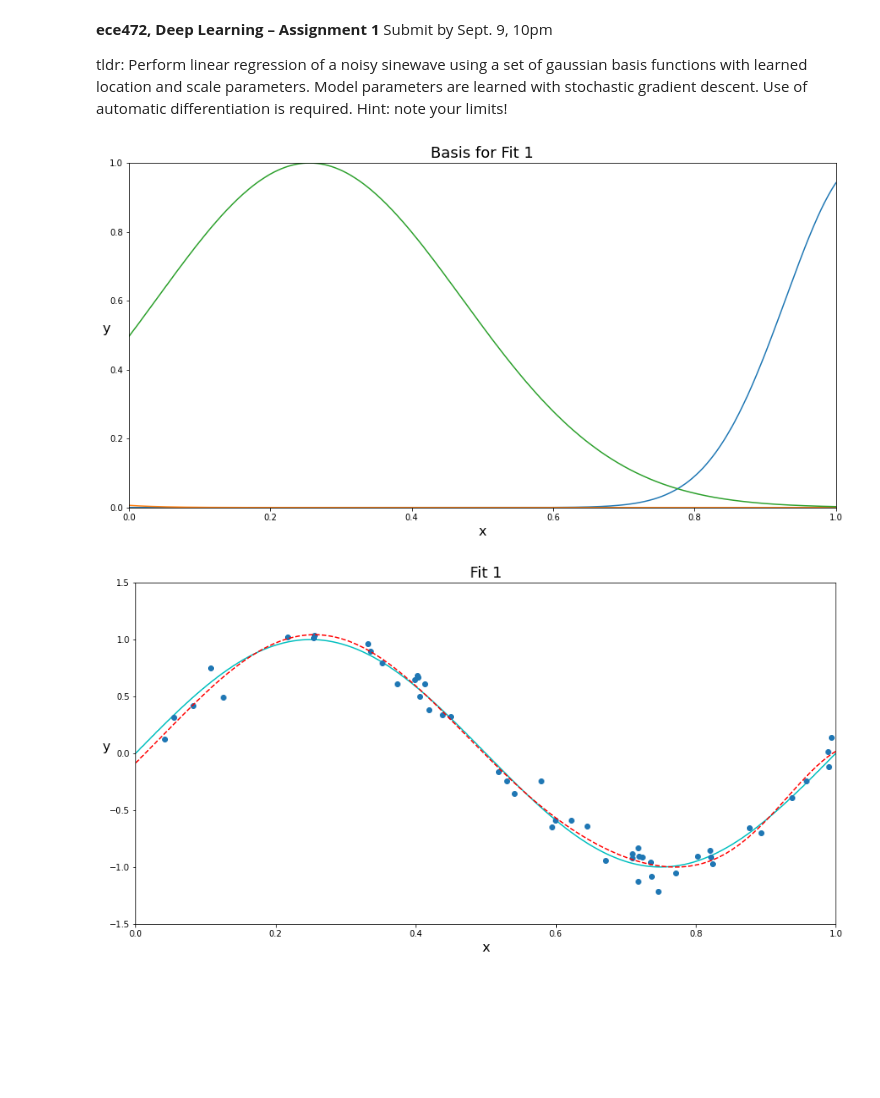
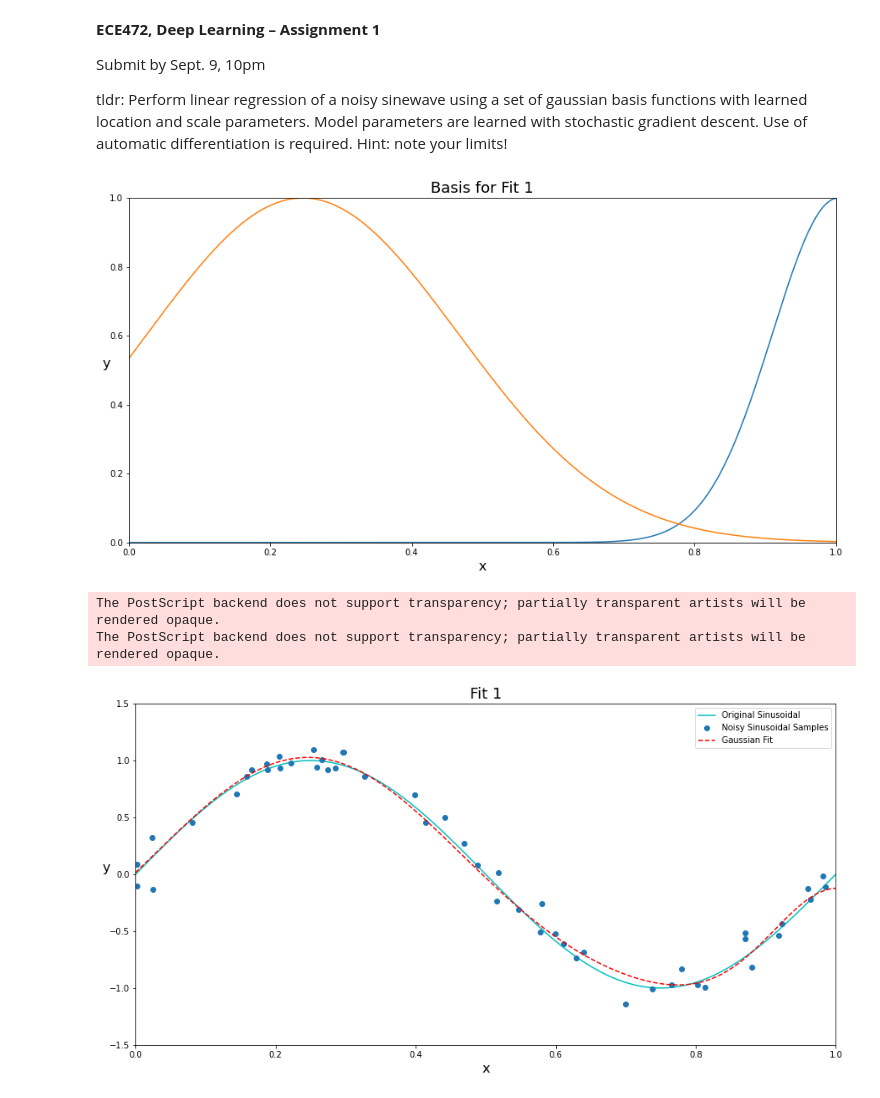
Before and after one commit to yuvalofek/Deep-Learning, a Jupyter notebook: DeepLearningAssignment1.ipynb, the cells around one changed output. Saved outputs shown, nothing was run; the diff lists cells and outputs as text; code cells hidden in the pictures; blank space fills up the shorter version.

```diff
--- a/DeepLearningAssignment1.ipynb
+++ b/DeepLearningAssignment1.ipynb
@@ -1,13 +1,16 @@
 # %% [markdown]
 <a href="https://colab.research.google.com/github/yuvalofek/Deep_Learning/blob/master/DeepLearningAssignment1.ipynb" target="_parent"><img src="https://colab.research.google.com/assets/colab-badge.svg" alt="Open In Colab"/></a>
 # %% [markdown]
-**ece472, Deep Learning – Assignment 1**
+**ECE472, Deep Learning – Assignment 1**
+
 Submit by Sept. 9, 10pm
 
-tldr: Perform linear regression of a noisy sinewave using a set of gaussian basis
-functions with learned location and scale parameters. Model parameters are
-learned with stochastic gradient descent. Use of automatic differentiation is
-required. Hint: note your limits!
+tldr: Perform linear regression of a noisy sinewave
+using a set of gaussian basis functions with learned
+location and scale parameters. Model parameters are
+learned with stochastic gradient descent. Use of
+automatic differentiation is required. Hint: note
+your limits!
 # %%
 import numpy as np
 import tensorflow as tf
@@ -109,37 +128,41 @@ y_hat = np.sum(W*np.exp(-(x_exp.reshape(-1,1) - mu)**2/
 #plotting Basis
 plt.figure
 plt.figure(figsize=(15,7.5))
 
 for i in range(M):
-  plt.plot(x_exp, np.exp(-(x_exp - params['mu'].numpy()[0][i])**2/
-                           (params['sig'].numpy()[0][i])**2))
+  plt.plot(x_exp, np.exp(-(x_exp - mu.reshape(-1,1)[i])**2/
+                           (sig.reshape(-1,1)[i])**2))
 plt.xlabel('x', fontsize=16)
 h = plt.ylabel('y', fontsize=16)
 h.set_rotation(0)
 plt.title('Basis for Fit 1', fontsize=18)
 
 plt.xlim(0,1)
 plt.ylim(0,1)
 plt.savefig('Basis_of_Fit.eps', format='eps')
 plt.show()
 
 #plotting Fit
 plt.figure
 plt.figure(figsize=(15,7.5))
 
-plt.plot(x_rl,y_rl,'c') #sine
-plt.plot(x,y,'o') #sampled noisy sine
+plt.plot(data.x_rl,data.y_rl,'c') #sine
+plt.plot(data.x,data.y,'o') #sampled noisy sine
 plt.plot(x_exp, y_hat, 'r--')
-
+plt.legend(['Original Sinusoidal',
+            'Noisy Sinusoidal Samples',
+            'Gaussian Fit'])
 plt.xlabel('x', fontsize=16)
 h = plt.ylabel('y', fontsize=16)
 h.set_rotation(0)
 plt.title('Fit 1', fontsize=18)
 
 plt.xlim(0,1)
 plt.ylim(-1.5,1.5)
 plt.savefig('Fit.eps', format='eps')
 plt.show()
 # %% [output]
-[figure, old version]
+[figure, new version]
+The PostScript backend does not support transparency; partially transparent artists will be rendered opaque.
+The PostScript backend does not support transparency; partially transparent artists will be rendered opaque.
-[figure, old version]
+[figure, new version]
```
Also changed, not shown: parts of 1 cell of this notebook.
